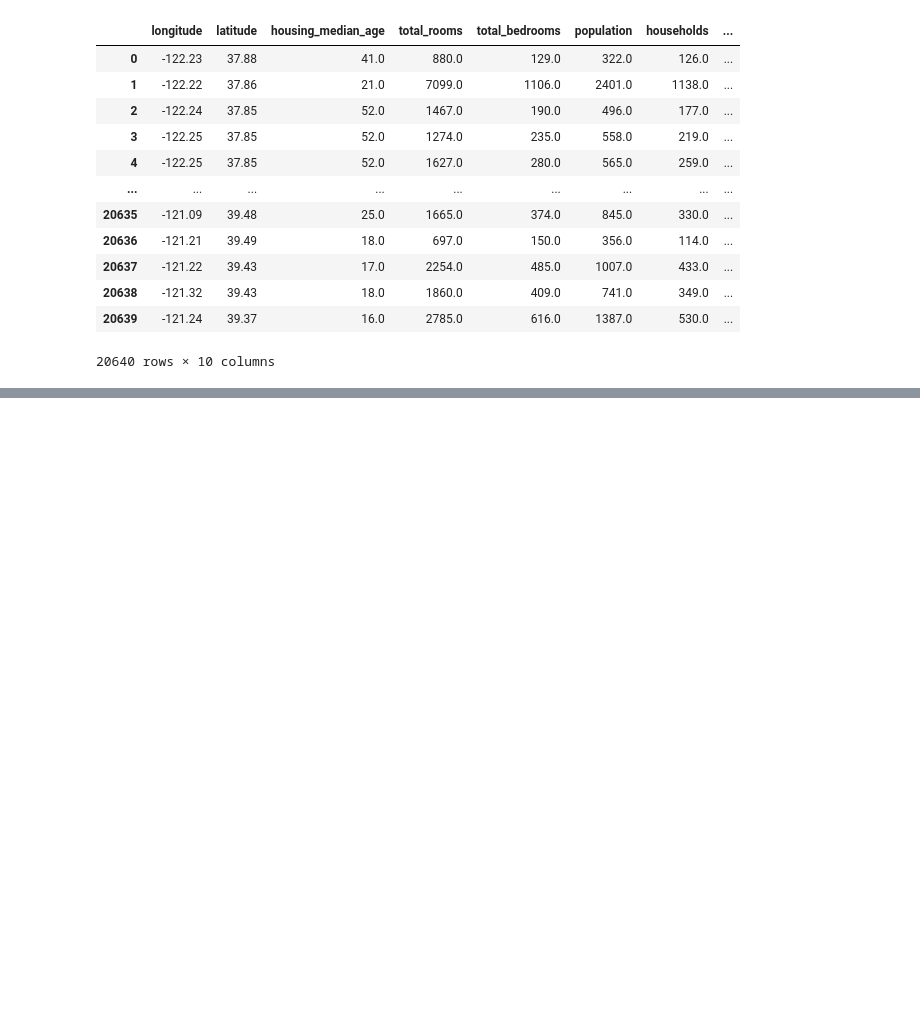
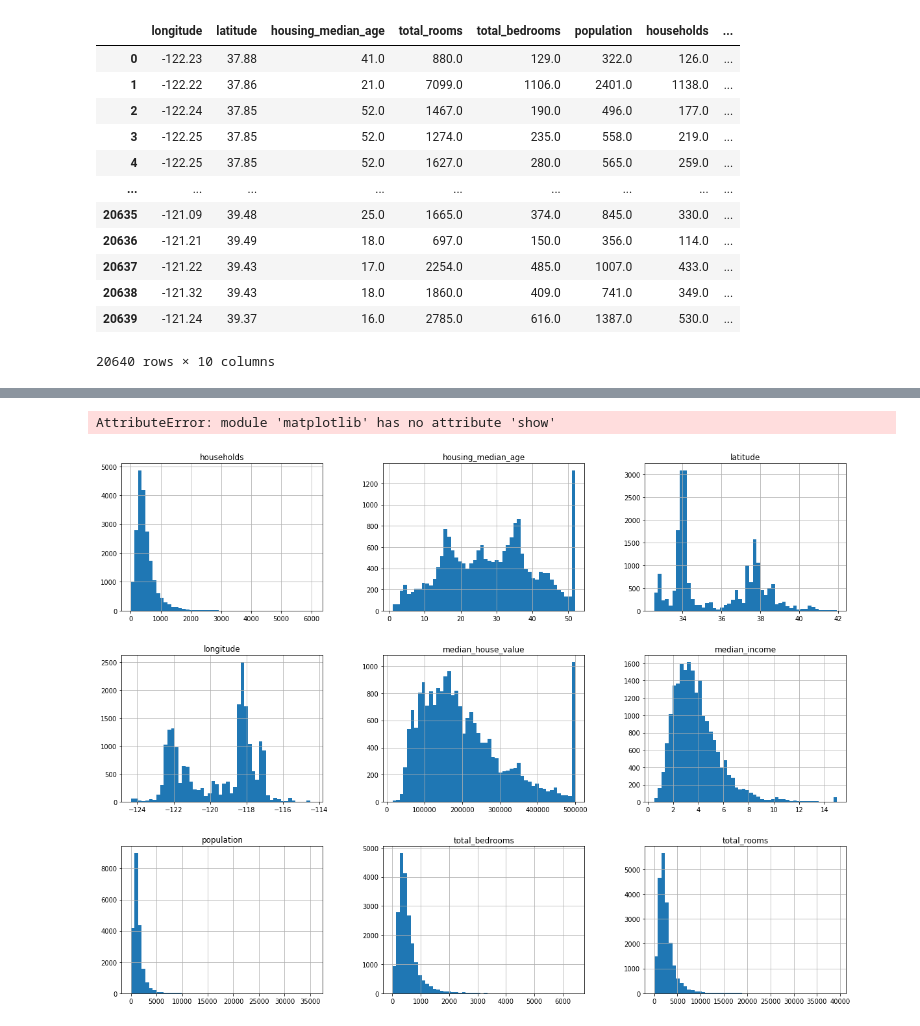
Before and after one commit to ebmm01/ml-in-practice, a Jupyter notebook: ch2_ml_project/ch2.ipynb, the cells around one changed output, grey strips where cells are left out. Cells and saved outputs as stored; diff of their text form; code cells hidden in the pictures; blank space fills up the shorter version.

Commit message:
Getting more data about the housing dataset

```diff
--- a/ch2_ml_project/ch2.ipynb
+++ b/ch2_ml_project/ch2.ipynb
@@ -30,0 +64,6 @@ housing
+# %%
+housing.hist(bins=50, figsize=(20,15))
+plt.show()
+# %% [output]
+AttributeError: module 'matplotlib' has no attribute 'show'
+[figure, added]
```
Also changed, not shown: parts of 3 cells of this notebook.
